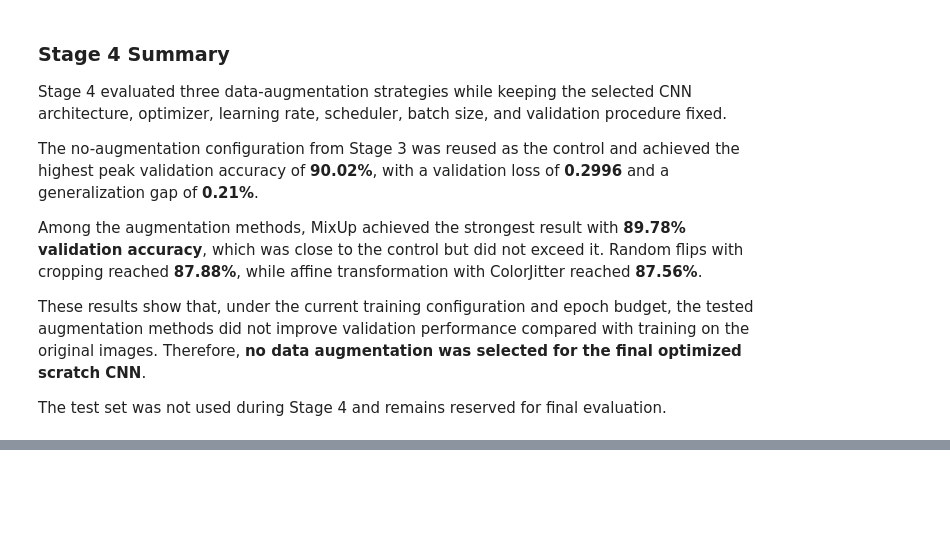
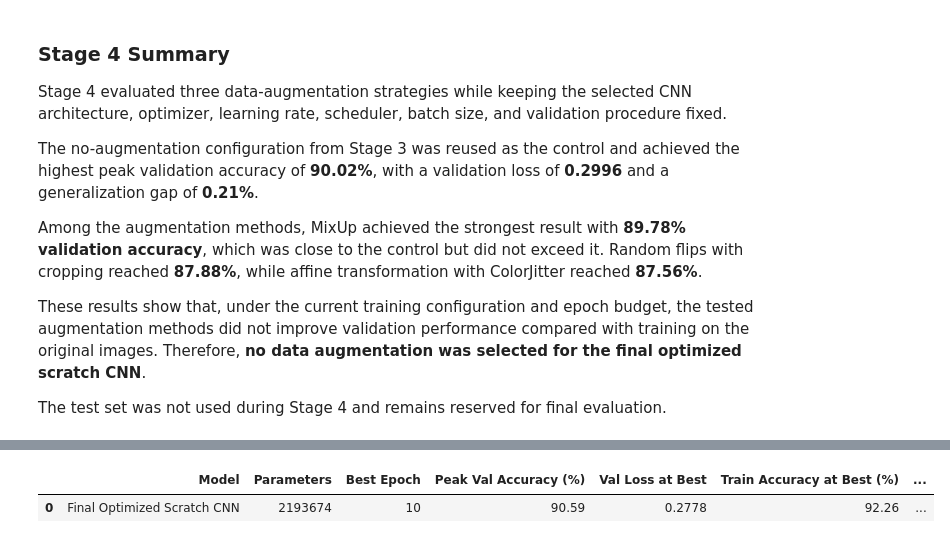
Before and after one commit to amarfarshoukh/EuroSAT_Project, a Jupyter notebook: notebooks/EuroSAT_Project.ipynb, the cells around one changed output, grey strips where cells are left out. Drawn from its saved outputs; the diff is of its cells as text; code cells hidden in the pictures; blank space fills up the shorter version.

```diff
--- a/notebooks/EuroSAT_Project.ipynb
+++ b/notebooks/EuroSAT_Project.ipynb
@@ -2784,0 +3390,92 @@ The test set was not used during Stage 4 and remains reserved for final evaluati
+# %%
+generalization_gap = 100 * (
+    best_train_accuracy
+    - best_val_accuracy
+)
+
+stage5_result = {
+    'Model': 'Final Optimized Scratch CNN',
+    'Parameters': final_parameters,
+    'Best Epoch': best_epoch,
+    'Peak Val Accuracy (%)': round(
+        100 * best_val_accuracy,
+        2
+    ),
+    'Val Loss at Best': round(
+        best_val_loss,
+        4
+    ),
+    'Train Accuracy at Best (%)': round(
+        100 * best_train_accuracy,
+        2
+    ),
+    'Generalization Gap (%)': round(
+        generalization_gap,
+        2
+    ),
+    'Test Accuracy (%)': round(
+        100 * test_accuracy,
+        2
+    ),
+    'Runtime (min)': round(
+        training_runtime / 60,
+        2
+    ),
+    'Latency (ms/image)': round(
+        latency_ms_per_image,
+        4
+    ),
+    'Optimizer': 'AdamW',
+    'Learning Rate': 0.001,
+    'Scheduler': 'StepLR',
+    'Augmentation': 'None',
+    'Checkpoint': 'best_scratch_cnn.pth'
+}
+
+stage5_table = pd.DataFrame(
+    [stage5_result]
+)
+
+display(stage5_table)
+
+stage5_table.to_csv(
+    './results/stage5_final_scratch_results.csv',
+    index=False
+)
+
+print("===================================")
+print("STAGE 5 - FINAL SCRATCH CNN")
+print("===================================")
+
+print(
+    "Best validation accuracy: %.2f%%"
+    % (100 * best_val_accuracy)
+)
+
+print(
+    "Final test accuracy: %.2f%%"
+    % (100 * test_accuracy)
+)
+
+print(
+    "Generalization gap: %.2f%%"
+    % generalization_gap
+)
+
+print(
+    "Training runtime: %.2f minutes"
+    % (training_runtime / 60)
+)
+
+print(
+    "Inference latency: %.4f ms/image"
+    % latency_ms_per_image
+)
+
+print(
+    "Checkpoint:",
+    "best_scratch_cnn.pth"
+)
+# %% [output]
+|  | Model | Parameters | Best Epoch | Peak Val Accuracy (%) | Val Loss at Best | Train Accuracy at Best (%) | ... |
+| 0 | Final Optimized Scratch CNN | 2193674 | 10 | 90.59 | 0.2778 | 92.26 | ... |
```
Also changed, not shown: parts of 25 cells of this notebook, 12 other files.
